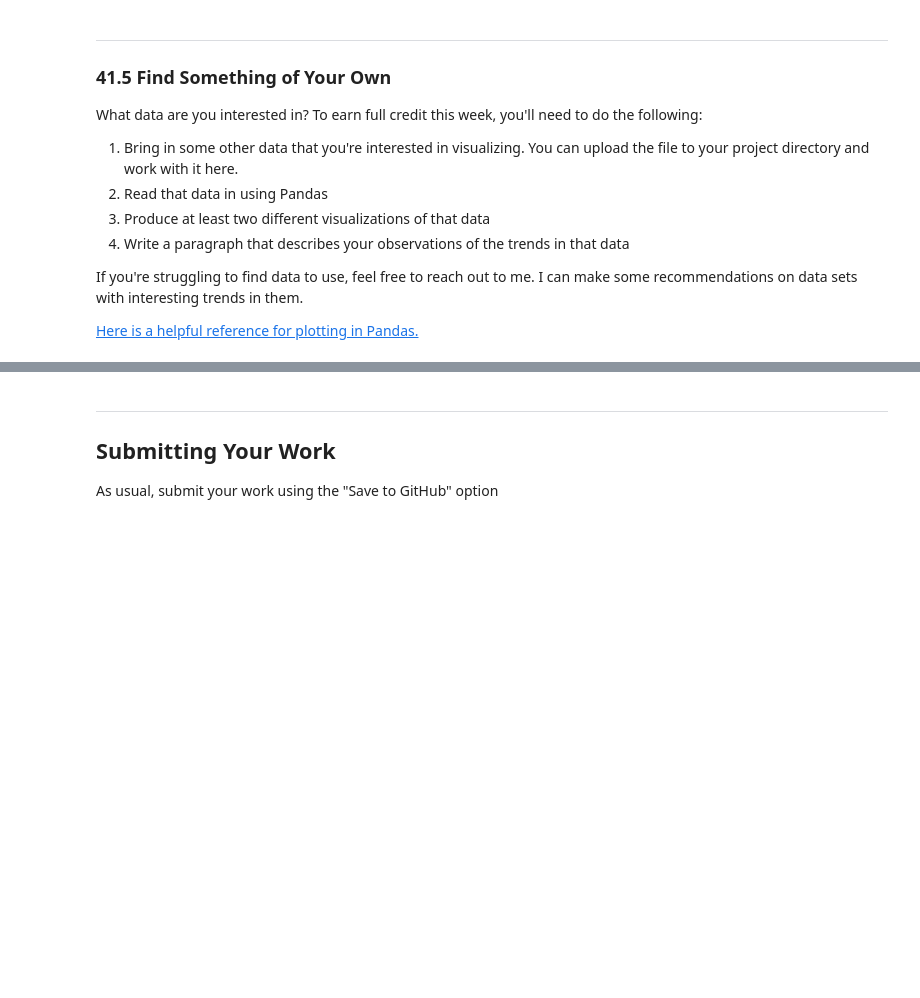
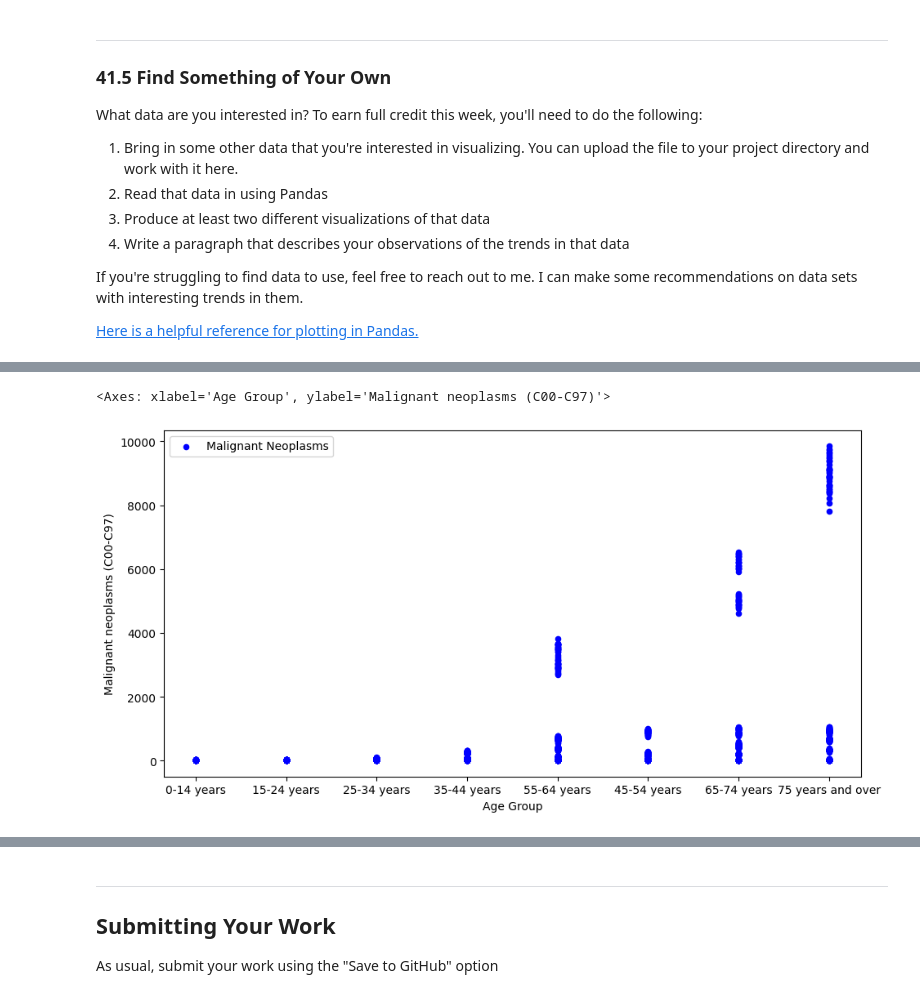
Before and after one commit to akshithakamtanam/Homework, a Jupyter notebook: Week10/week10_assignment_2.ipynb, the cells around one changed output, grey strips where cells are left out. Cells and saved outputs as stored; diff of their text form; code cells hidden in the pictures; blank space fills up the shorter version.

```diff
--- a/Week10/week10_assignment_2.ipynb
+++ b/Week10/week10_assignment_2.ipynb
@@ -245,0 +260,6 @@ _Double-click this text and then edit it to put in your observations_
+# %%
+#second visualization
+data.plot.scatter(x='Age Group', y='Malignant neoplasms (C00-C97)', c='Blue', label='Malignant Neoplasms', figsize=(11,5.5))
+# %% [output]
+<Axes: xlabel='Age Group', ylabel='Malignant neoplasms (C00-C97)'>
+[figure, added]
```
Also changed, not shown: parts of 9 cells of this notebook.
